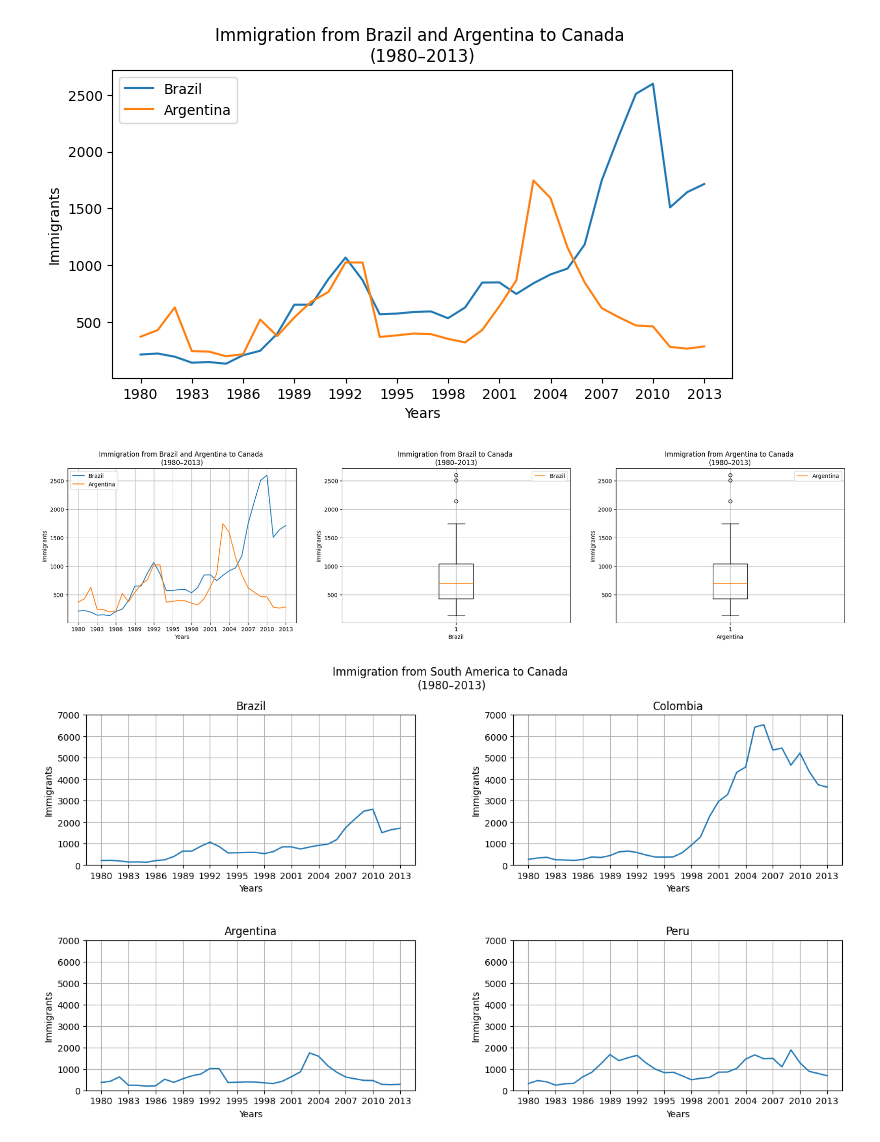
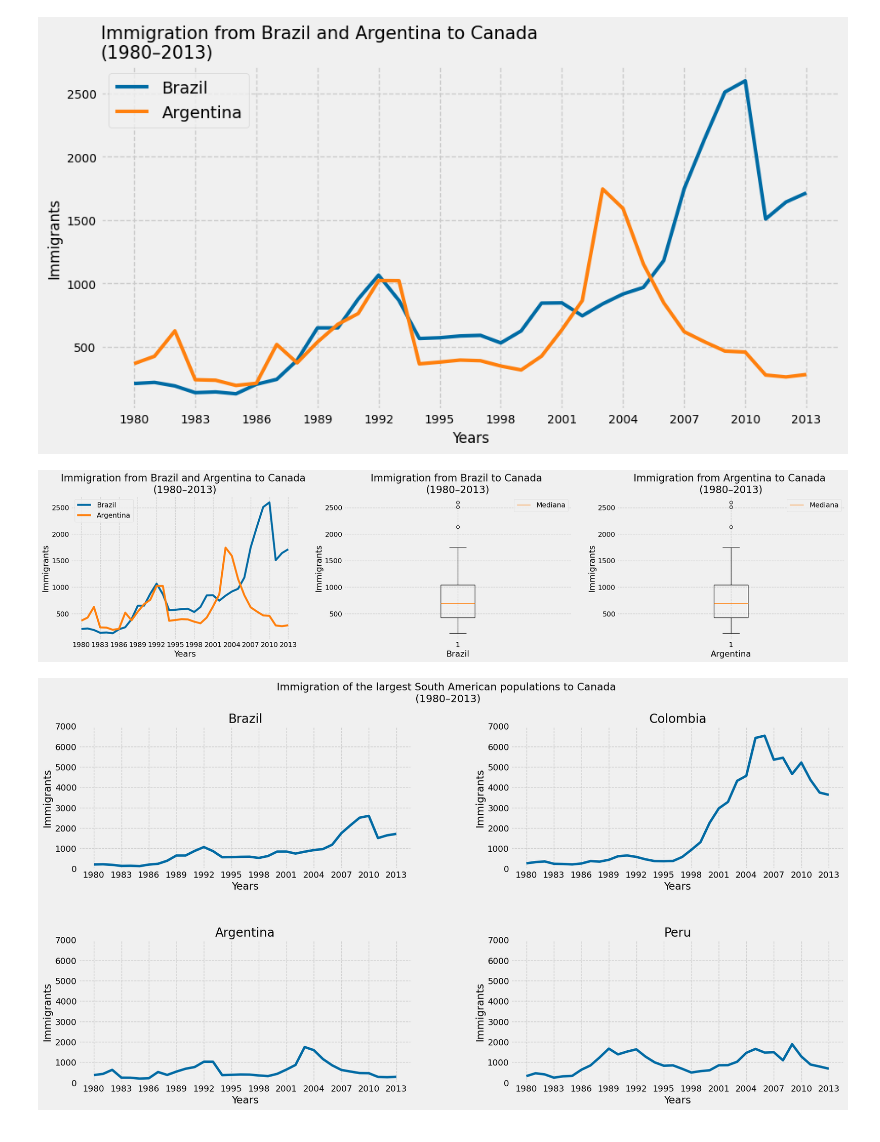
Before and after one commit to augustoematos/python-data-analysis-portfolio, a Jupyter notebook: brazilian_immigration_to_canada_1980_2013.ipynb, the cells around one changed output. Drawn from its saved outputs; the diff is of its cells as text; code cells hidden in the pictures.

```diff
--- a/brazilian_immigration_to_canada_1980_2013.ipynb
+++ b/brazilian_immigration_to_canada_1980_2013.ipynb
@@ -3,6 +3,9 @@
 # %%
 import pandas as pd
 import matplotlib.pyplot as plt
+import matplotlib.colors as mcolors
+plt.style.use('fivethirtyeight')
+plt.style.use('tableau-colorblind10')
 # %%
 df = pd.read_csv('/content/canadian_immegration_data.csv')
 df.set_index('Country', inplace=True)
@@ -31,15 +36,18 @@ plt.show()
 # %%
-fig, ax = plt.subplots(figsize=(8,4))
-ax.plot(data_brazil['year'], data_brazil['immigrant'], label='Brazil')
-ax.plot(data_argentina['year'], data_argentina['immigrant'], label='Argentina')
-ax.set_title('Immigration from Brazil and Argentina to Canada \n(1980–2013)')
-ax.set_xlabel('Years')
-ax.set_ylabel('Immigrants')
+fig, ax = plt.subplots(figsize=(10,5))
+ax.plot(data_brazil['year'], data_brazil['immigrant'], label='Brazil', lw=3, marker='')
+ax.plot(data_argentina['year'], data_argentina['immigrant'], label='Argentina', lw=3, marker='')
+ax.set_title('Immigration from Brazil and Argentina to Canada \n(1980–2013)', fontsize=15, loc='left')
+ax.set_xlabel('Years', fontsize=12)
+ax.set_ylabel('Immigrants', fontsize=12)
+ax.xaxis.set_tick_params(labelsize=10)
+ax.yaxis.set_tick_params(labelsize=10)
 ax.xaxis.set_major_locator(plt.MultipleLocator(3))
 plt.legend()
+plt.grid(linestyle='--')
 plt.show()
 # %% [output]
-[figure, old version]
+[figure, new version]
 # %%
 fig, axs = plt.subplots(1,3, figsize=(25,5))
 axs[0].plot(data_brazil['year'], data_brazil['immigrant'], label='Brazil')
@@ -48,30 +56,30 @@ axs[0].set_title('Immigration from Brazil and Argentina to Canada \n(1980–2013
 axs[0].set_xlabel('Years')
 axs[0].set_ylabel('Immigrants')
 axs[0].xaxis.set_major_locator(plt.MultipleLocator(3))
-axs[0].grid()
+axs[0].grid(linestyle='--')
 axs[0].legend()
 
-axs[1].boxplot(data_brazil['immigrant'], label='Brazil')
+axs[1].boxplot(data_brazil['immigrant'], label='Mediana')
 axs[1].set_title('Immigration from Brazil to Canada \n(1980–2013)')
 axs[1].set_xlabel('Brazil')
 axs[1].set_ylabel('Immigrants')
-axs[1].grid()
+axs[1].grid(linestyle='--')
 axs[1].legend()
 
-axs[2].boxplot(data_brazil['immigrant'], label='Argentina')
+axs[2].boxplot(data_brazil['immigrant'], label='Mediana')
 axs[2].set_title('Immigration from Argentina to Canada \n(1980–2013)')
 axs[2].set_xlabel('Argentina')
 axs[2].set_ylabel('Immigrants')
-axs[2].grid()
+axs[2].grid(linestyle='--')
 axs[2].legend()
 
 plt.show()
 # %% [output]
-[figure, old version]
+[figure, new version]
 # %%
-fig, axs = plt.subplots(2,2, figsize=(15,7.5))
+fig, axs = plt.subplots(2,2, figsize=(20,10))
 fig.subplots_adjust(hspace=0.5, wspace=0.3)
-fig.suptitle('Immigration from South America to Canada \n(1980–2013)')
+fig.suptitle('Immigration of the largest South American populations to Canada \n(1980–2013)')
 ymin = 0
 ymax = 7000
 
@@ -94,8 +102,8 @@ for ax in axs.flat:
   ax.xaxis.set_major_locator(plt.MultipleLocator(3))
   ax.set_xlabel('Years')
   ax.set_ylabel('Immigrants')
-  ax.grid()
+  ax.grid(linestyle='--')
 
 plt.show()
 # %% [output]
-[figure, old version]
+[figure, new version]
```
Also changed, not shown: parts of 3 cells of this notebook.
